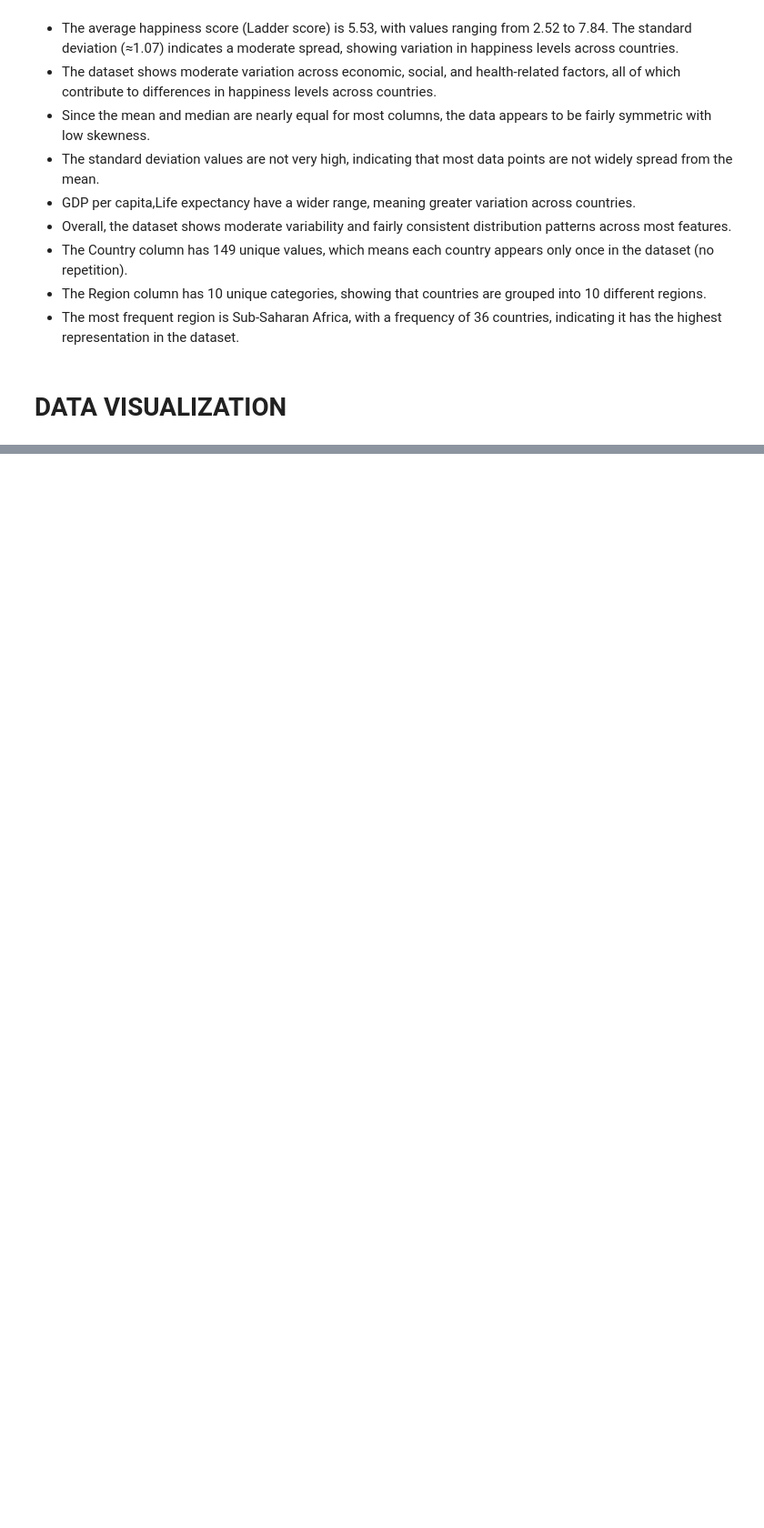
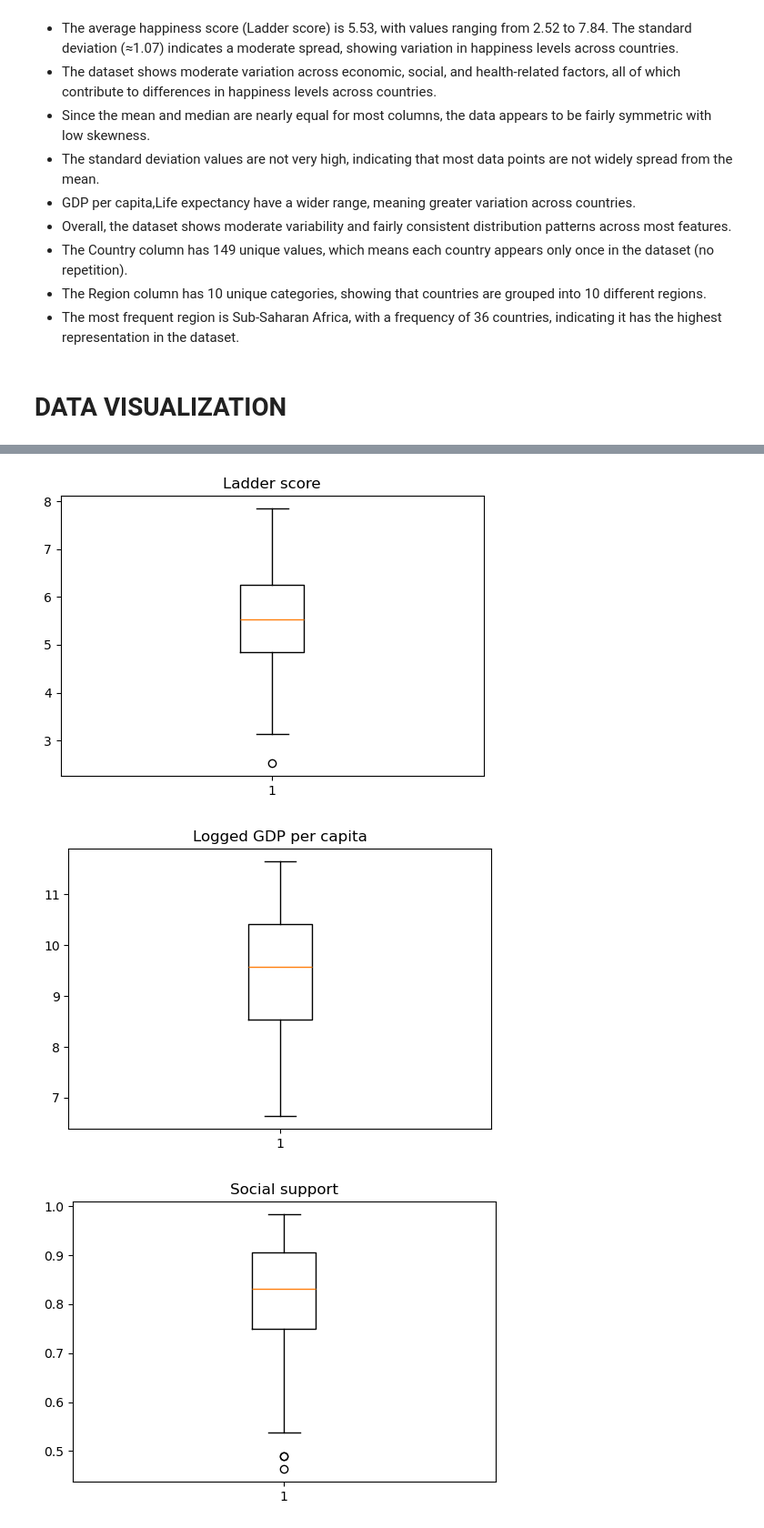
Before and after one commit to bluckreen/World-Happiness-Record-2021--Data-Analysis, a Jupyter notebook: happy.ipynb, the cells around one changed output, grey strips where cells are left out. Shown at 91% size. Cells and saved outputs as stored; diff of their text form; code cells hidden in the pictures; blank space fills up the shorter version.

```diff
--- a/happy.ipynb
+++ b/happy.ipynb
@@ -775,0 +759,10 @@ plt.show()
+# %%
+for col in df_num.columns:
+    plt.figure(figsize=(6,4))
+    plt.boxplot(df_num[col])
+    plt.title(col)
+    plt.show()
+# %% [output]
+[figure, added]
+[figure, added]
+[figure, added]
```
Also changed, not shown: parts of 57 cells of this notebook.
